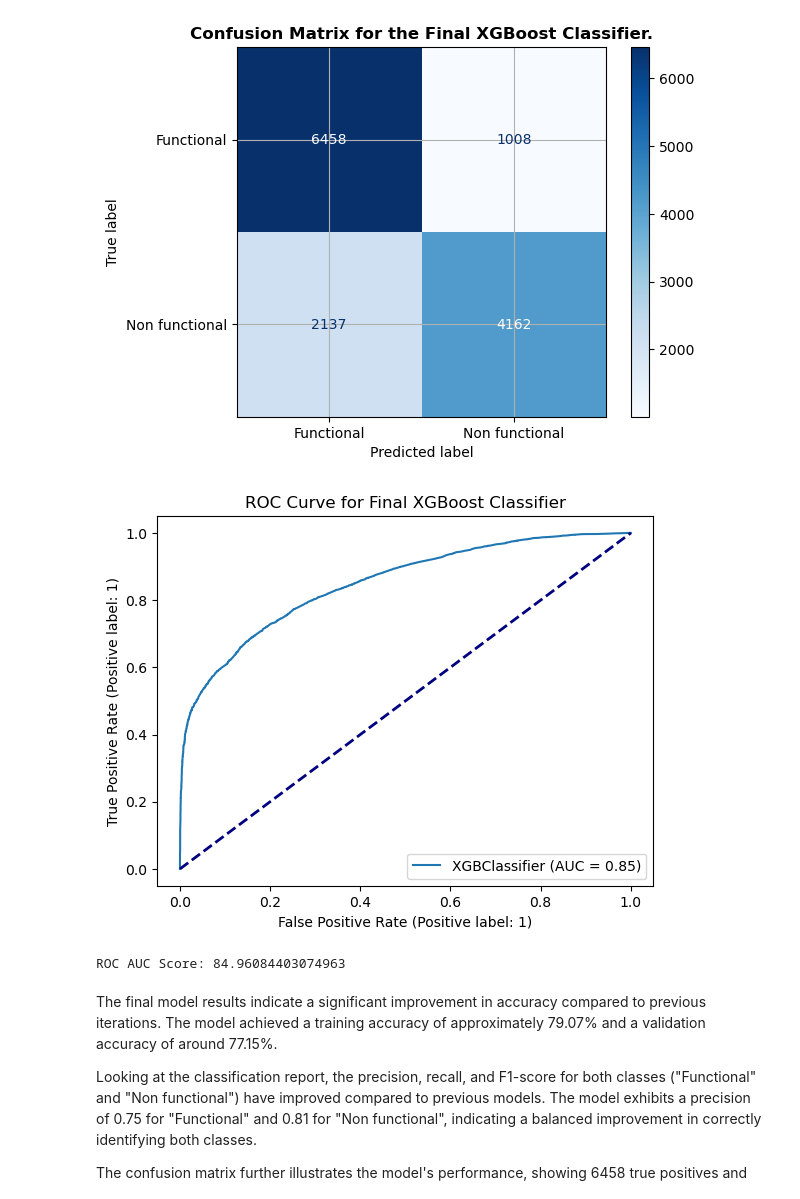
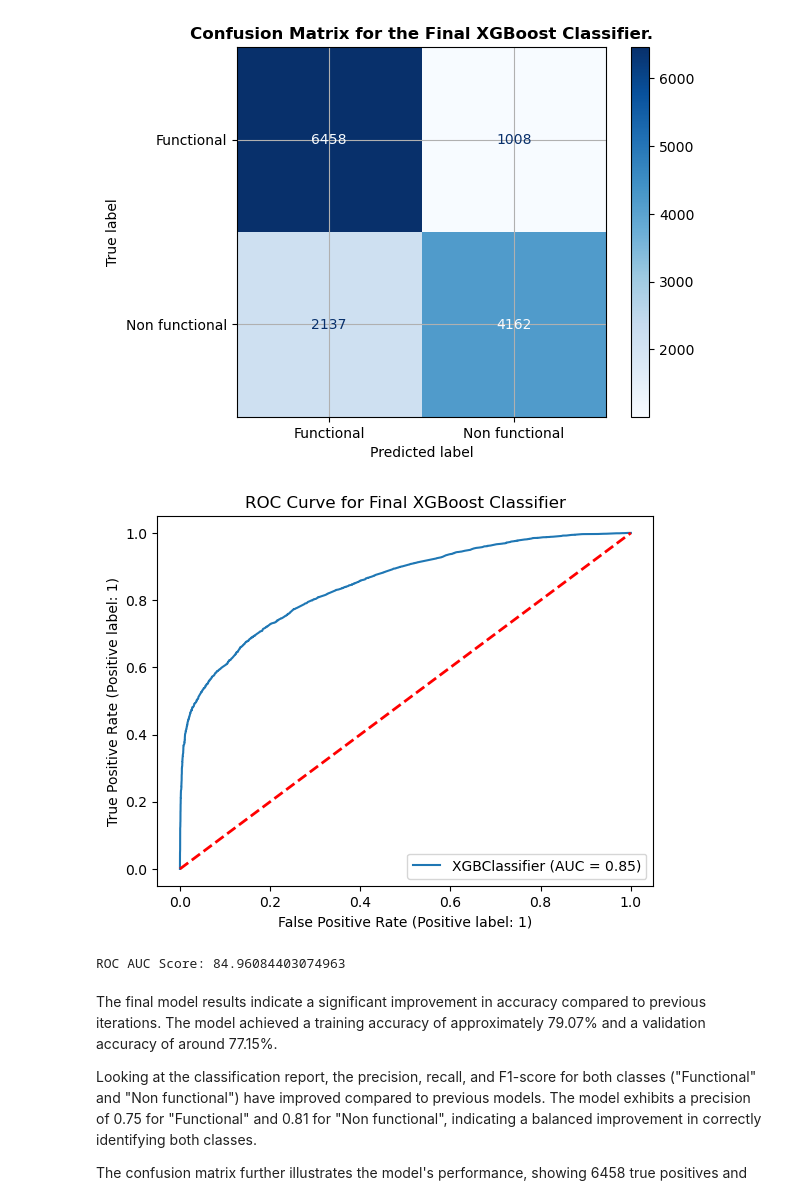
Before and after one commit to PaulMuniu/Tanzania_Water_Wells_Model, a Jupyter notebook: Tanzania_wells.ipynb, the cells around one changed output. Cells and saved outputs as stored; diff of their text form; code cells hidden in the pictures.

```diff
--- a/Tanzania_wells.ipynb
+++ b/Tanzania_wells.ipynb
@@ -1372,21 +1372,21 @@ display_confusion_matrix(final_cm, final_clf , title='Confusion Matrix for the F
 # %%
 
 # Plot the ROC curve
 final_display = RocCurveDisplay.from_estimator(final_clf, X_test_selected, y_test)
 plt.title('ROC Curve for Final XGBoost Classifier')
 
 # Plotting the No-Discrimination Line
-plt.plot([0, 1], [0, 1], color='navy', lw=2, linestyle='--')
+plt.plot([0, 1], [0, 1], color='red', lw=2, linestyle='--')
 
 # Calculate the ROC AUC score
 y_pred_final_proba = final_clf.predict_proba(X_test_selected)[:, 1]  # Get the probabilities for the positive class
-roc_auc = roc_auc_score(y_test, y_pred_final_proba)
+roc_auc_final = roc_auc_score(y_test, y_pred_final_proba)
 
 # Show the plot
 plt.show();
-print(f"ROC AUC Score: {(roc_auc)*100}")
+print(f"ROC AUC Score: {(roc_auc_final)*100}")
 # %% [output]
-[figure, old version]
+[figure, new version]
 ROC AUC Score: 84.96084403074963
 # %% [markdown]
 The final model results indicate a significant improvement in accuracy compared to previous iterations. The model achieved a training accuracy of approximately 79.07% and a validation accuracy of around 77.15%.
```
Also changed, not shown: parts of 9 cells of this notebook.
